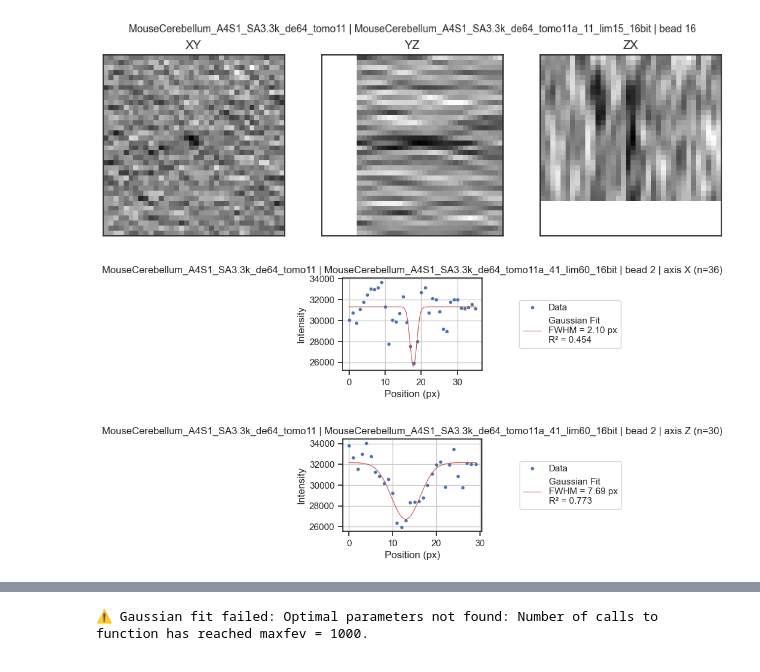
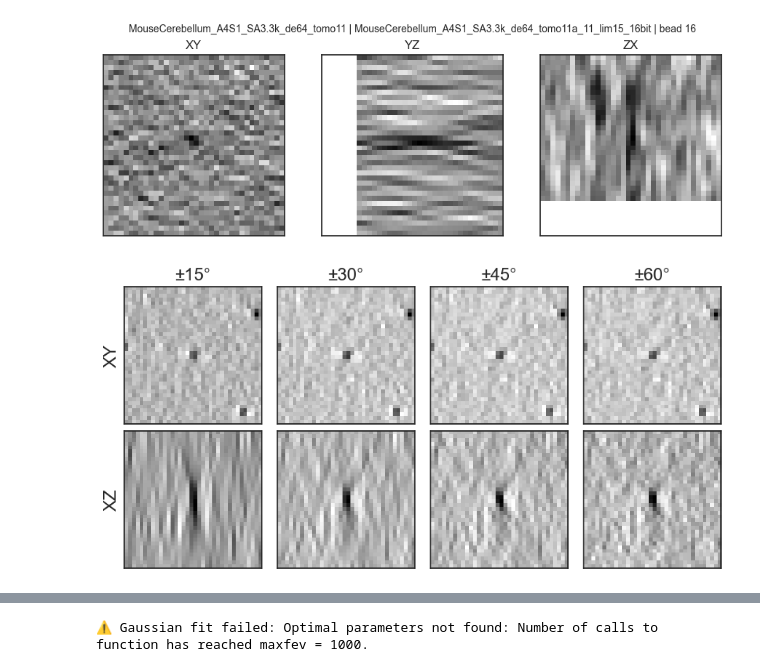
Before and after one commit to kuan-lab/tem-tomo, a Jupyter notebook: bead_resolution/250826_bead_res.ipynb, the cells around one changed output, grey strips where cells are left out. Cells and saved outputs as stored; diff of their text form; code cells hidden in the pictures.

```diff
--- a/bead_resolution/250826_bead_res.ipynb
+++ b/bead_resolution/250826_bead_res.ipynb
@@ -23,22 +24,22 @@ utils.plot_bead_views("MouseCerebellum_A4S1_SA3.3k_de64_tomo11",
  array([<Axes: title={'center': 'XY'}>, <Axes: title={'center': 'YZ'}>,
         <Axes: title={'center': 'ZX'}>], dtype=object))
 [figure]
-# %%
-import utils
-import importlib
-importlib.reload(utils)
-
-res = utils.spot_check_fit_minimal(
-    tomogram="MouseCerebellum_A4S1_SA3.3k_de64_tomo11",
-    recon_label="MouseCerebellum_A4S1_SA3.3k_de64_tomo11a_41_lim60_16bit",
-    bead_index=2,
-    root_dir="250925_beads_data_3k",
-    axes_to_show=("X","Z"),
-    linewidth=1,
-    bead_diam_nm = 5,
-    pixel_size_nm = 4.9,
-    # bead_diam_nm=0.0, pixel_size_nm=None  # defaults
-)
-# %% [output]
-[figure, removed]
-[figure, removed]
+# %%
+fig, axes = utils.plot_bead_views_across_recons(
+    tomogram="MouseCerebellum_A3S1_SA3.3k_de64_tomo10",
+    recon_labels=[
+      "11_lim15_tomo10a_16bit",
+      "21_lim30_tomo10a_16bit",
+      "31_lim45_tomo10a_16bit",
+      "41_lim60_tomo10a_16bit"
+    ],
+    bead_index=1,
+    view_axis="XZ",
+    root_dir="250827_beads_data",
+    clip_percentile=(.01, 99.9),
+    titles=["±15°", "±30°", "±45°", "±60°"],
+    title='',
+)
+plt.savefig(figs_dir + '251023_rev1_EDFig1_beads_panel.pdf', bbox_inches = 'tight')
+# %% [output]
+[figure, added]
```
Also changed, not shown: parts of 9 cells of this notebook, 2 other files.
